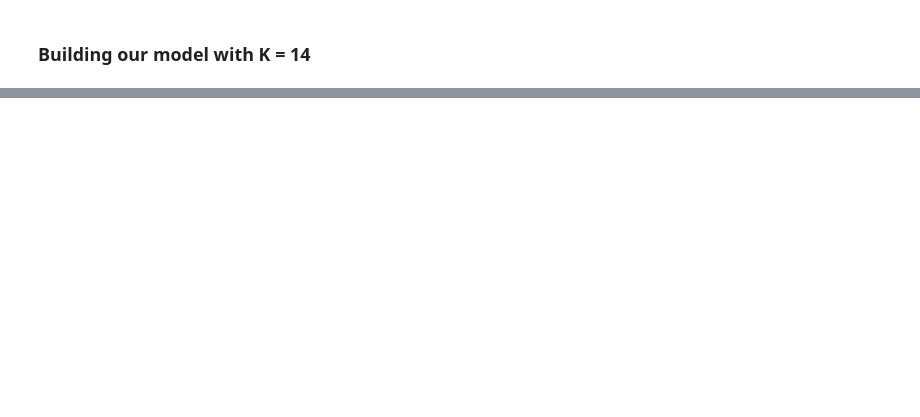
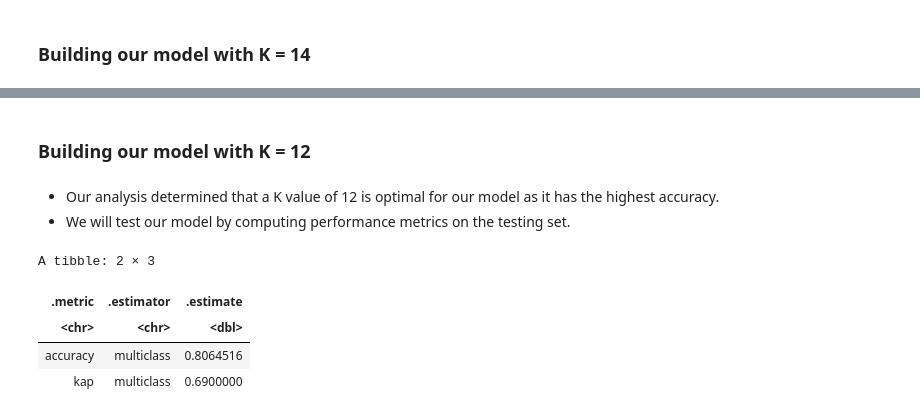
Before and after one commit to Elalalaqqq/DSCI-100-2023W2-GROUP-28, a Jupyter notebook: Report.ipynb, the cells around one changed output, grey strips where cells are left out. Cells and saved outputs as stored; diff of their text form; code cells hidden in the pictures; blank space fills up the shorter version.

```diff
--- a/Report.ipynb
+++ b/Report.ipynb
@@ -215,0 +195,27 @@ A tibble: 2 × 3
+# %%
+set.seed(2024)
+
+three_pos_stats <- filteredStats |>
+    mutate(Pos = as.factor(as.character(case_when(Pos == "PG" | Pos == "SG" ~ "G",
+                         Pos == "PF" | Pos == "SF" ~ "F",
+                         Pos == "C" ~ "C"))))
+
+nba_3_split <- initial_split(three_pos_stats, prop = .9, strata = Pos)
+nba_3_training <- training(nba_3_split)
+nba_3_testing <- testing(nba_3_split)
+
+nba_3_training_recipe <- recipe(Pos ~ ., data = nba_3_training) |>
+    step_scale(all_predictors()) |>
+    step_center(all_predictors())
+
+nba_3_tune <- nearest_neighbor(weight_func = "rectangular", neighbors = tune()) |>
+	set_engine("kknn") |>
+	set_mode("classification")
+
+nba_3_vfold <- vfold_cv(nba_3_training, v = 10, strata = Pos)
+
+nba_3_cv_results <- workflow() |>
+    add_recipe(nba_3_training_recipe) |>
+    add_model(nba_3_tune) |>
+    tune_grid(resamples = nba_3_vfold, grid = tibble(neighbors = seq(2, 18, by = 1))) |>
+    collect_metrics()
@@ -215,0 +238,28 @@ A tibble: 2 × 3
+# %% [markdown]
+### Building our model with K = 12
+# %% [markdown]
+- Our analysis determined that a K value of 12 is optimal for our model as it has the highest accuracy.
+- We will test our model by computing performance metrics on the testing set.
+# %%
+set.seed(2024)
+
+nba_3_spec <- nearest_neighbor(weight = "rectangular", neighbors = 12) |>
+    set_engine("kknn") |>
+    set_mode("classification")
+
+nba_3_fit <- workflow() |>
+    add_recipe(nba_3_training_recipe) |>
+    add_model(nba_3_spec) |>
+    fit(data = nba_3_training)
+
+nba_3_test_predictions <- predict(nba_3_fit, nba_3_testing) |>
+    bind_cols(nba_3_testing) |>
+    metrics(truth = Pos, estimate = .pred_class)
+
+nba_3_test_predictions
+# %% [output]
+A tibble: 2 × 3
+| .metric | .estimator | .estimate |
+| <chr> | <chr> | <dbl> |
+| accuracy | multiclass | 0.8064516 |
+| kap | multiclass | 0.6900000 |
```
Also changed, not shown: parts of 18 cells of this notebook.
